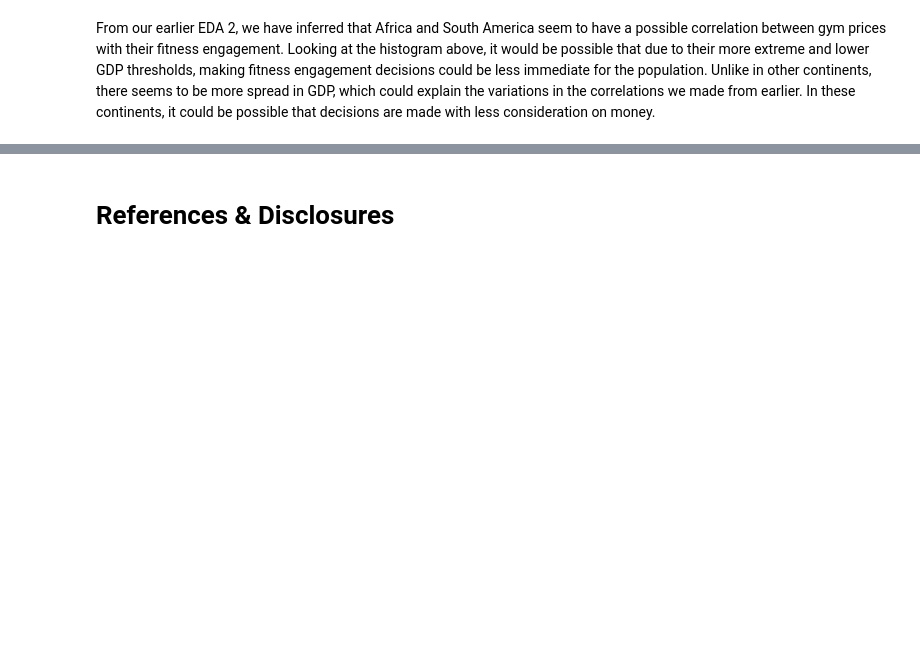
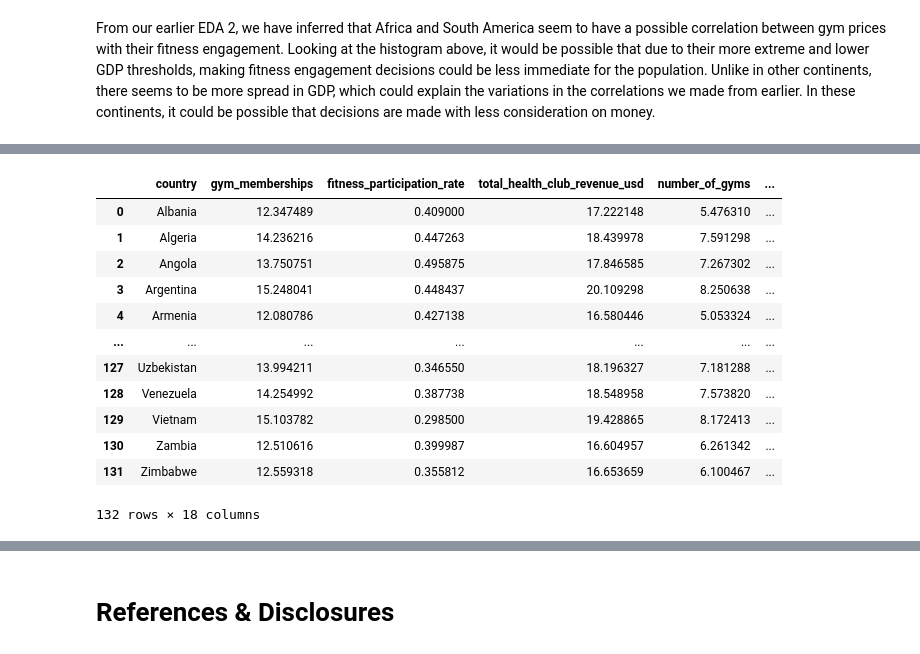
Before and after one commit to YUANQTIE/CSMODEL-MCO2, a Jupyter notebook: AF_CSMODEL.ipynb, the cells around one changed output, grey strips where cells are left out. Cells and saved outputs as stored; diff of their text form; code cells hidden in the pictures; blank space fills up the shorter version.

```diff
--- a/AF_CSMODEL.ipynb
+++ b/AF_CSMODEL.ipynb
@@ -645,0 +722,19 @@ From our earlier EDA 2, we have inferred that Africa and South America seem to h
+# %%
+# aggregate through mean per country
+df = df.drop(columns=['year'])
+df = df.groupby('country',as_index=False).mean(numeric_only=True)
+df
+# %% [output]
+|  | country | gym_memberships | fitness_participation_rate | total_health_club_revenue_usd | number_of_gyms | ... |
+| 0 | Albania | 12.347489 | 0.409000 | 17.222148 | 5.476310 | ... |
+| 1 | Algeria | 14.236216 | 0.447263 | 18.439978 | 7.591298 | ... |
+| 2 | Angola | 13.750751 | 0.495875 | 17.846585 | 7.267302 | ... |
+| 3 | Argentina | 15.248041 | 0.448437 | 20.109298 | 8.250638 | ... |
+| 4 | Armenia | 12.080786 | 0.427138 | 16.580446 | 5.053324 | ... |
+| ... | ... | ... | ... | ... | ... | ... |
+| 127 | Uzbekistan | 13.994211 | 0.346550 | 18.196327 | 7.181288 | ... |
+| 128 | Venezuela | 14.254992 | 0.387738 | 18.548958 | 7.573820 | ... |
+| 129 | Vietnam | 15.103782 | 0.298500 | 19.428865 | 8.172413 | ... |
+| 130 | Zambia | 12.510616 | 0.399987 | 16.604957 | 6.261342 | ... |
+| 131 | Zimbabwe | 12.559318 | 0.355812 | 16.653659 | 6.100467 | ... |
+132 rows × 18 columns
```
Also changed, not shown: parts of 16 cells of this notebook, 1 other file.
